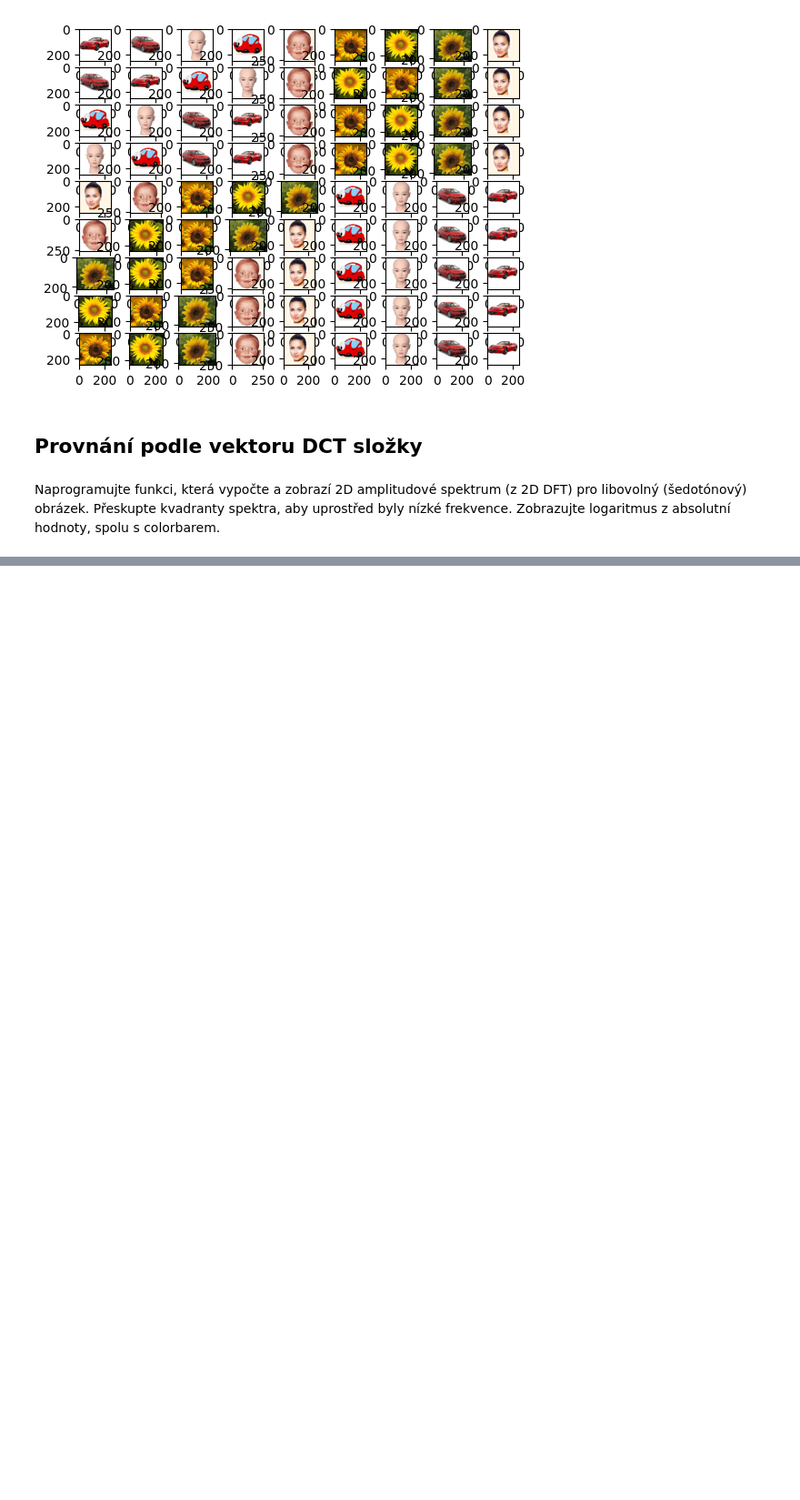
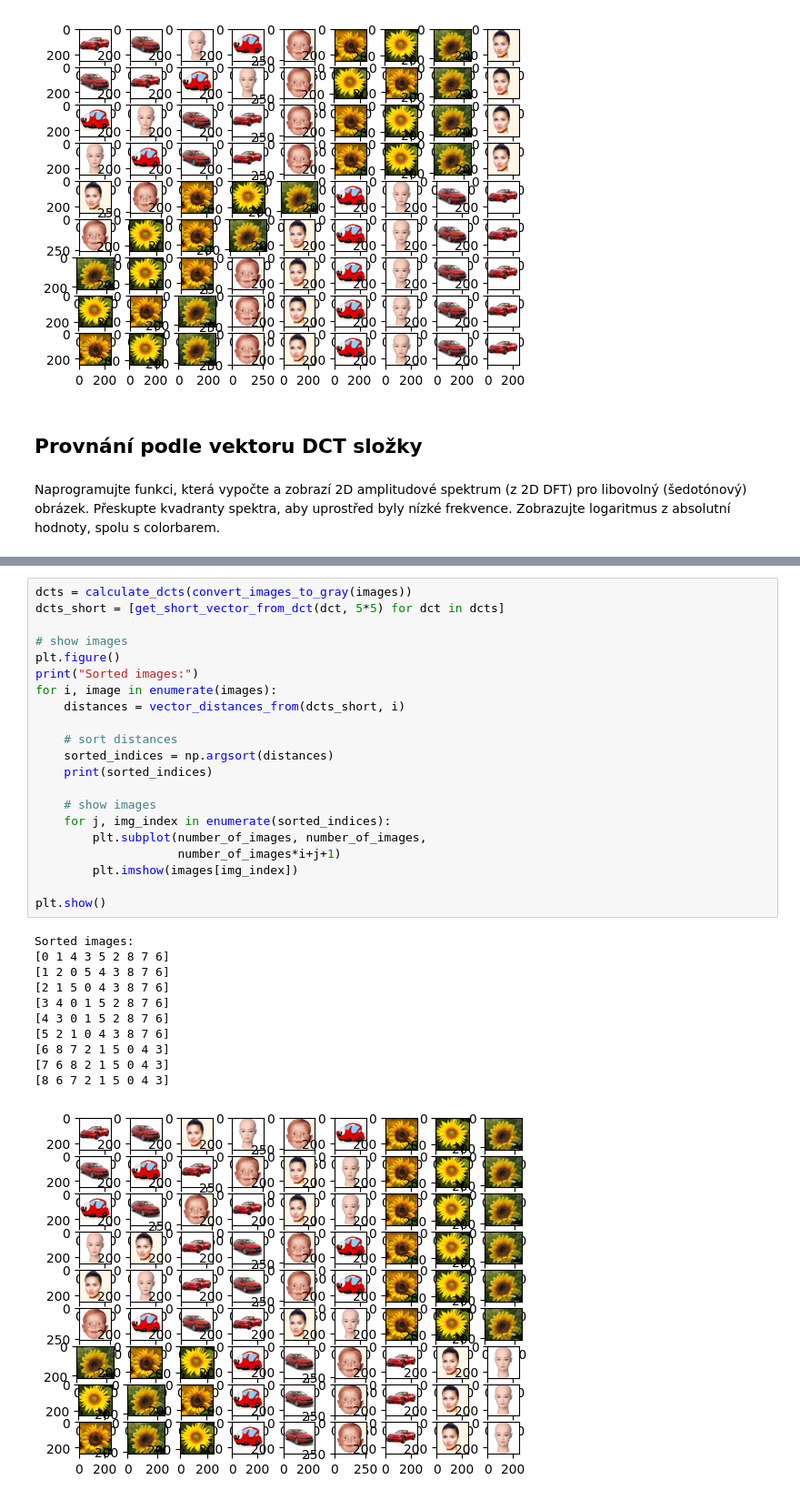
Before and after one commit to TUL-IT-2020/PVI-Pocitacove_videni, a Jupyter notebook: cviceni/cv03/cv03.ipynb, the cells around one changed output, grey strips where cells are left out. Shown at 91% size. Saved outputs shown, nothing was run; the diff lists cells and outputs as text; blank space fills up the shorter version.

```diff
--- a/cviceni/cv03/cv03.ipynb
+++ b/cviceni/cv03/cv03.ipynb
@@ -185,0 +313,33 @@ hodnoty, spolu s colorbarem.
+# %%
+dcts = calculate_dcts(convert_images_to_gray(images))
+dcts_short = [get_short_vector_from_dct(dct, 5*5) for dct in dcts]
+
+# show images
+plt.figure()
+print("Sorted images:")
+for i, image in enumerate(images):
+    distances = vector_distances_from(dcts_short, i)
+
+    # sort distances
+    sorted_indices = np.argsort(distances)
+    print(sorted_indices)
+
+    # show images
+    for j, img_index in enumerate(sorted_indices):
+        plt.subplot(number_of_images, number_of_images,
+                    number_of_images*i+j+1)
+        plt.imshow(images[img_index])
+
+plt.show()
+# %% [output]
+Sorted images:
+[0 1 4 3 5 2 8 7 6]
+[1 2 0 5 4 3 8 7 6]
+[2 1 5 0 4 3 8 7 6]
+[3 4 0 1 5 2 8 7 6]
+[4 3 0 1 5 2 8 7 6]
+[5 2 1 0 4 3 8 7 6]
+[6 8 7 2 1 5 0 4 3]
+[7 6 8 2 1 5 0 4 3]
+[8 6 7 2 1 5 0 4 3]
+[figure, added]
```
Also changed, not shown: parts of 7 cells of this notebook, 1 other file.
